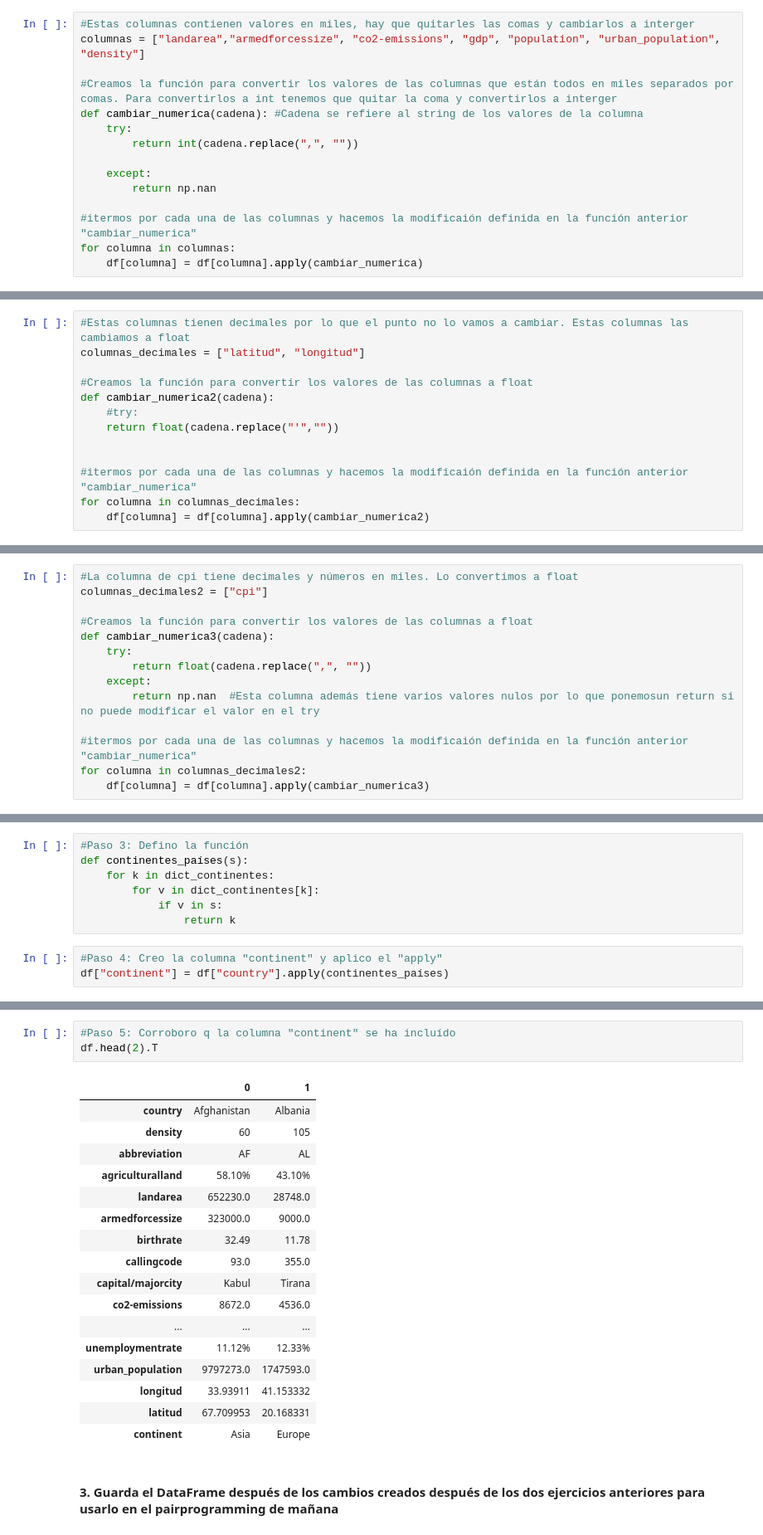
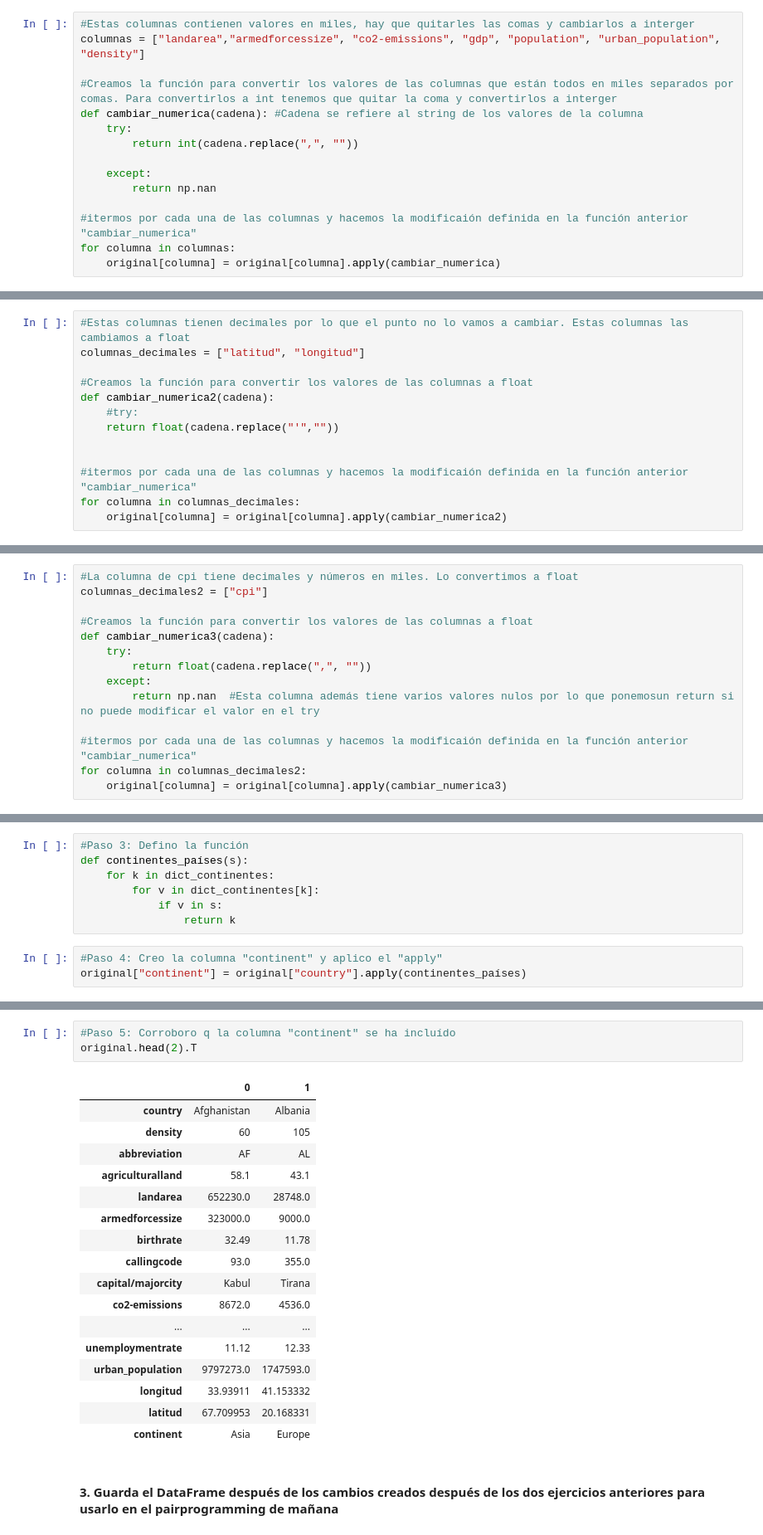
Before and after one commit to Adalab/da-promof-modulo3-sprint1-pairprogramming-Miriam-ElenaG, a Jupyter notebook: Pair5_groupby_apply.ipynb, the cells around one changed output, grey strips where cells are left out. Shown at 83% size. Cells and saved outputs as stored; diff of their text form.

```diff
--- a/Pair5_groupby_apply.ipynb
+++ b/Pair5_groupby_apply.ipynb
@@ -41,5 +40,5 @@ def cambiar_numerica(cadena): #Cadena se refiere al string de los valores de la
 
 #itermos por cada una de las columnas y hacemos la modificaión definida en la función anterior "cambiar_numerica"
 for columna in columnas:
-    df[columna] = df[columna].apply(cambiar_numerica)
+    original[columna] = original[columna].apply(cambiar_numerica)
 # %%
@@ -60,7 +59,7 @@ def cambiar_numerica2(cadena):
 
 #itermos por cada una de las columnas y hacemos la modificaión definida en la función anterior "cambiar_numerica"
 for columna in columnas_decimales:
-    df[columna] = df[columna].apply(cambiar_numerica2)
+    original[columna] = original[columna].apply(cambiar_numerica2)
 # %%
 #df[["latitud", "longitud"]].sample(5)
 # %%
@@ -92,5 +91,5 @@ def cambiar_numerica3(cadena):
 
 #itermos por cada una de las columnas y hacemos la modificaión definida en la función anterior "cambiar_numerica"
 for columna in columnas_decimales2:
-    df[columna] = df[columna].apply(cambiar_numerica3)
+    original[columna] = original[columna].apply(cambiar_numerica3)
 # %%
@@ -172,5 +153,5 @@ def continentes_países(s):
                 return k
 # %%
 #Paso 4: Creo la columna "continent" y aplico el "apply"
-df["continent"] = df["country"].apply(continentes_países)
+original["continent"] = original["country"].apply(continentes_países)
 # %%
@@ -180,13 +161,13 @@ array(['Asia', 'Europe', 'Africa', 'North America', 'South America',
        'Oceania', None], dtype=object)
 # %%
 #Paso 5: Corroboro q la columna "continent" se ha incluído
-df.head(2).T
+original.head(2).T
 # %% [output]
 |  | 0 | 1 |
 | country | Afghanistan | Albania |
 | density | 60 | 105 |
 | abbreviation | AF | AL |
-| agriculturalland | 58.10% | 43.10% |
+| agriculturalland | 58.1 | 43.1 |
 | landarea | 652230.0 | 28748.0 |
 | armedforcessize | 323000.0 | 9000.0 |
 | birthrate | 32.49 | 11.78 |
@@ -194,7 +175,7 @@ df.head(2).T
 | capital/majorcity | Kabul | Tirana |
 | co2-emissions | 8672.0 | 4536.0 |
 | ... | ... | ... |
-| unemploymentrate | 11.12% | 12.33% |
+| unemploymentrate | 11.12 | 12.33 |
 | urban_population | 9797273.0 | 1747593.0 |
 | longitud | 33.93911 | 41.153332 |
 | latitud | 67.709953 | 20.168331 |
```
Also changed, not shown: parts of 34 cells of this notebook.
